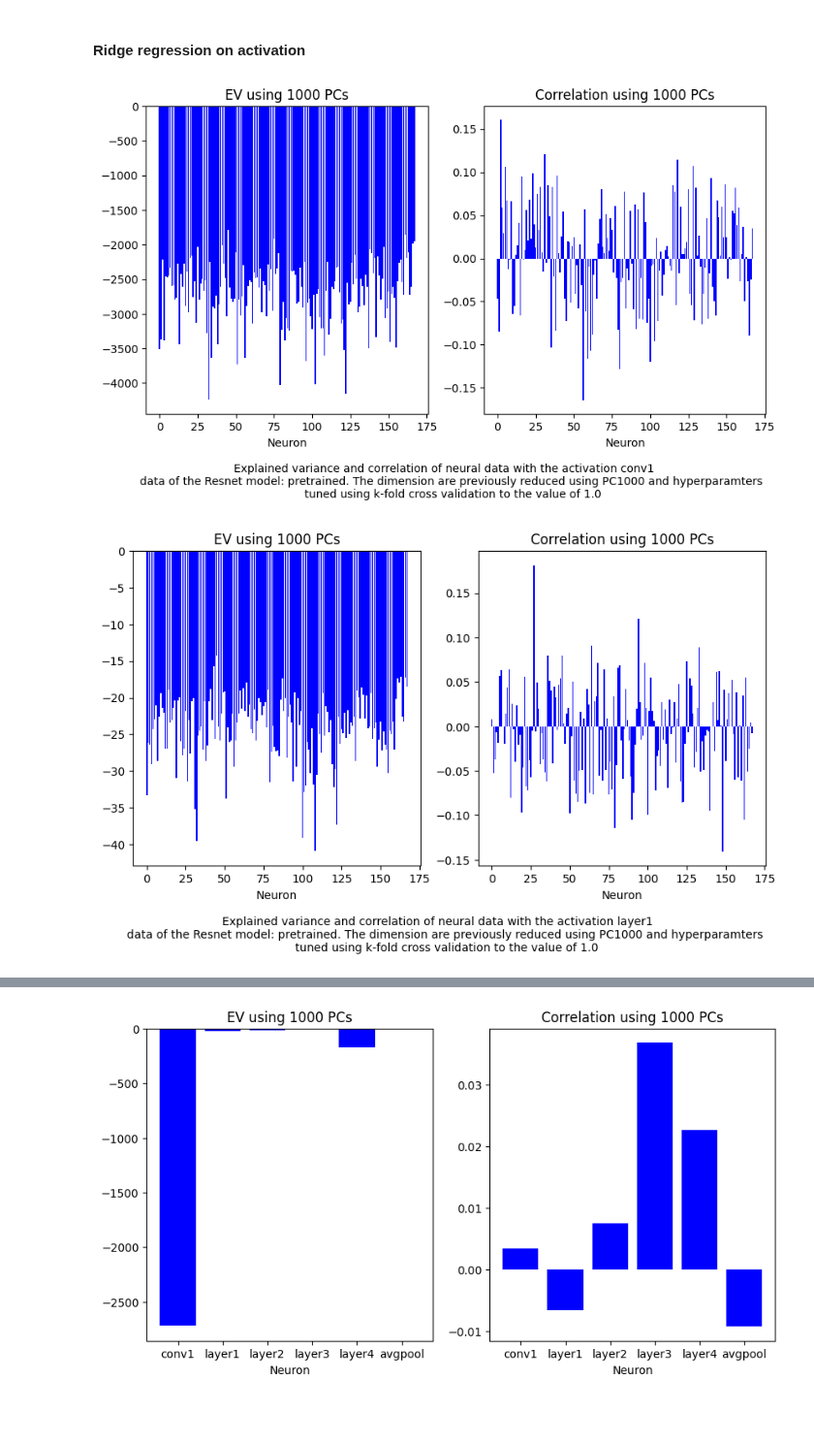
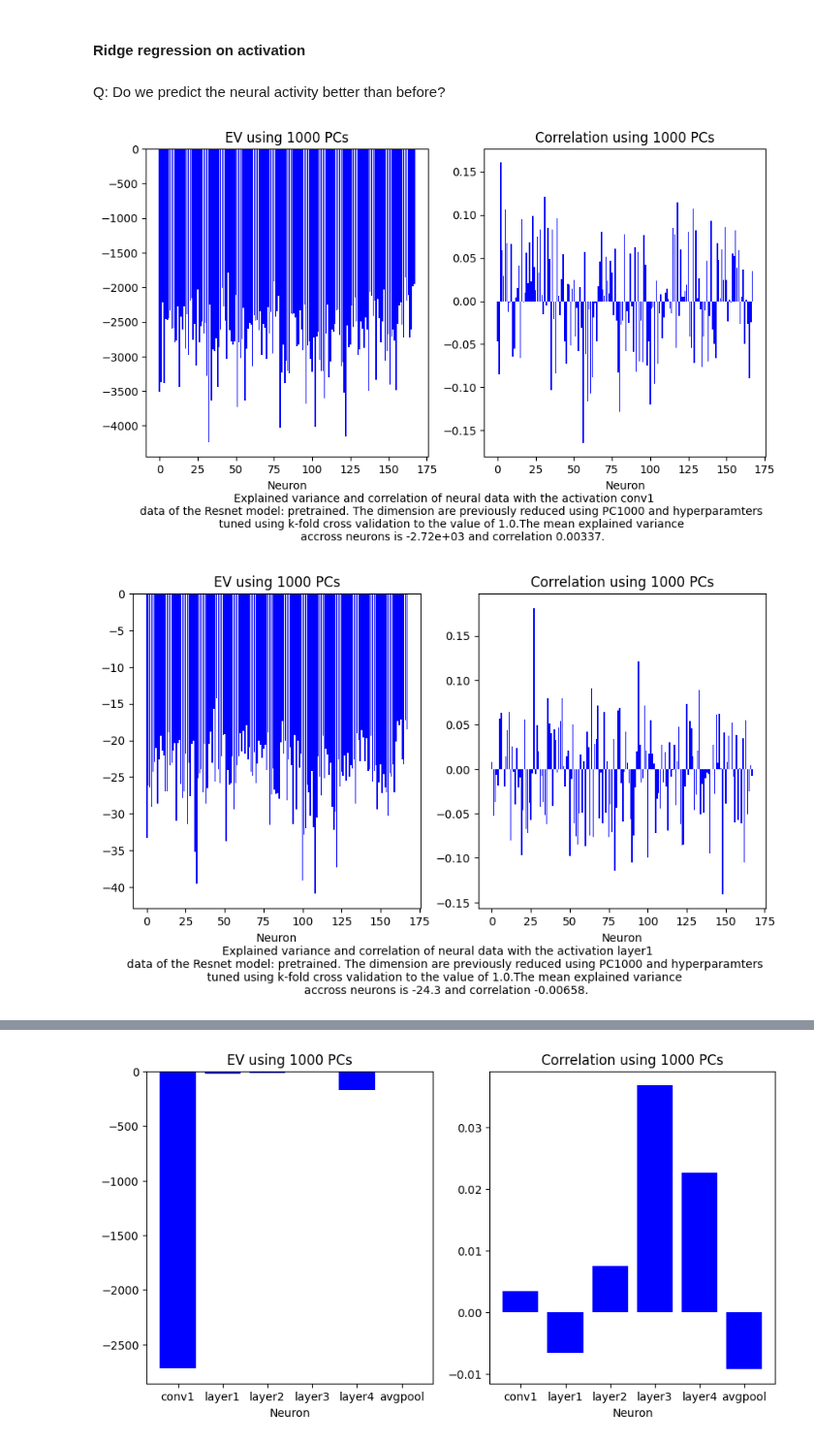
Before and after one commit to barbaragrosjean/Brain_like_mini_project, a Jupyter notebook: week6.ipynb, the cells around one changed output, grey strips where cells are left out. Shown at 97% size. Saved outputs shown, nothing was run; the diff lists cells and outputs as text; code cells hidden in the pictures; blank space fills up the shorter version.

```diff
--- a/week6.ipynb
+++ b/week6.ipynb
@@ -208,8 +208,8 @@ for i in range(len(alphas)):
     rr_alpha = Ridge(alpha=alphas[i])
 
     for train_index, val_index in skf.split(X_train_reduced, np.array(objects_train)):
-        x_train_fold, x_val_fold = X_val_reduced[train_index], X_val_reduced[val_index]
-        y_train_fold, y_val_fold = y_val[train_index], y_val[val_index]
+        x_train_fold, x_val_fold = X_train_reduced[train_index], X_train_reduced[val_index]
+        y_train_fold, y_val_fold = y_train[train_index], y_train[val_index]
 
         # Fit the model using train data
         rr_alpha.fit(x_train_fold, y_train_fold)
@@ -233,7 +233,7 @@ $$
 # %%
 # Train again with the right hyperpaameters
 Best_Ridge = Ridge(alpha=best_alpha)
-Best_Ridge.fit(X_train_reduced, y)
+Best_Ridge.fit(X_train_reduced, y_train)
 
 # Do the same analysis as above but with ridhe_model_reduced
 y_pred_reduced = Best_Ridge.predict(X_val_reduced)
@@ -250,6 +250,9 @@ for i in range(y_val.shape[1]):
     explained_variance = explained_variance_score(y_val[:, i], y_pred_reduced[:, i])
     explained_variance_scores_best.append(explained_variance)
 
+ev_mean = np.mean(explained_variance_scores_best)
+corr_mean = np.mean(correlation_scores_best)
+
 fig, axs = plt.subplots(1, 2, figsize = (10, 5))
 
 axs[0].bar(range(y_val.shape[1]), explained_variance_scores_best, color='blue')
@@ -262,7 +265,8 @@ axs[1].set_title('Correlation using 1000 PCs')
 
 txt = f'''Explained variance and correlation of neural data with the prediction of the Ridge regression model.
 The dimension are previously reduced using PC1000 and hyperparamters tuned using k-fold cross validation
-to the value of {best_alpha}'''
+to the value of {best_alpha:.3}. The mean explained variance along all the neuron is {ev_mean:.3}, and correlation
+is {corr_mean:.3}'''
 
 fig.text(.5, -0.1, txt, ha='center')
 
@@ -613,9 +615,8 @@ ACTIVATIONS_VAL = load_activations('val', rnd = rnd)
 # %% [markdown]
 #### Cross validation
 # %%
-alphas = np.logspace(start=-4, stop=0, num=25)
+alphas = np.logspace(start=-8, stop=0, num=25)
 
-# Use StratifiedKFold to preserve the percentage of samples for each class
 skf = StratifiedKFold()
 
 best_alphas = {}
@@ -666,15 +667,15 @@ For layer avgpool the best hyperparamters is 1.0.
 # %%
 # Use the PCs of each layer to predict the neural activity using the linear regression model developed before.
 out = {}
-models = {}
+models_dict = {}
 
 for layer_name, act in ACTIVATIONS.items():
     ridge_model=  Ridge(alpha=best_alphas[layer_name])
     ridge_model.fit(act, np.array(spikes_train))
 
 for layer_name, act in ACTIVATIONS_VAL.items():
-    models[layer_name] = ridge_model
-    out[layer_name] = models[layer_name].predict(act)
+    models_dict[layer_name] = ridge_model
+    out[layer_name] = models_dict[layer_name].predict(act)
 # %%
 correlation = {}
 explained_variance = {}
@@ -696,31 +696,35 @@ for layer_name, y_pred in out.items():
 
     correlation[layer_name] = correlation_scores
     explained_variance[layer_name] = explained_variance_scores
+# %% [markdown]
+Q: Do we predict the neural activity better than before?
 # %%
 # Plot the distribution of explained variance with respect to the layer of the network, order them based on the depth.
-# How does the neural activity changes across the model layers, can you make some statements about it?
 
 for layer_name in explained_variance.keys() :
     fig, axs = plt.subplots(1, 2, figsize = (10, 5))
 
     axs[0].bar(range(spikes_val.shape[1]), explained_variance[layer_name], color='blue')
     axs[0].set_xlabel('Neuron')
     axs[0].set_title('EV using 1000 PCs')
 
     axs[1].bar(range(spikes_val.shape[1]), correlation[layer_name], color='blue')
     axs[1].set_xlabel('Neuron')
     axs[1].set_title('Correlation using 1000 PCs')
 
     path_to_save = f'Fig/ev_{model_name}_{layer_name}'
+    mean_ev = np.mean(explained_variance[layer_name])
+    mean_corr = np.mean(correlation[layer_name])
 
     txt = f'''Explained variance and correlation of neural data with the activation {layer_name}
     data of the Resnet model: {model_name}. The dimension are previously reduced using PC1000 and hyperparamters
-    tuned using k-fold cross validation to the value of {best_alphas[layer_name]}'''
+    tuned using k-fold cross validation to the value of {best_alphas[layer_name]:.3}.The mean explained variance
+    accross neurons is {mean_ev:.3} and correlation {mean_corr:.3}.'''
 
     fig.text(.5, -0.1, txt, ha='center')
 
 
     fig.savefig(path_to_save)
 # %% [output]
-[figure, old version]
+[figure, new version]
-[figure, old version]
+[figure, new version]
```
Also changed, not shown: parts of 27 cells of this notebook, 13 other files.
